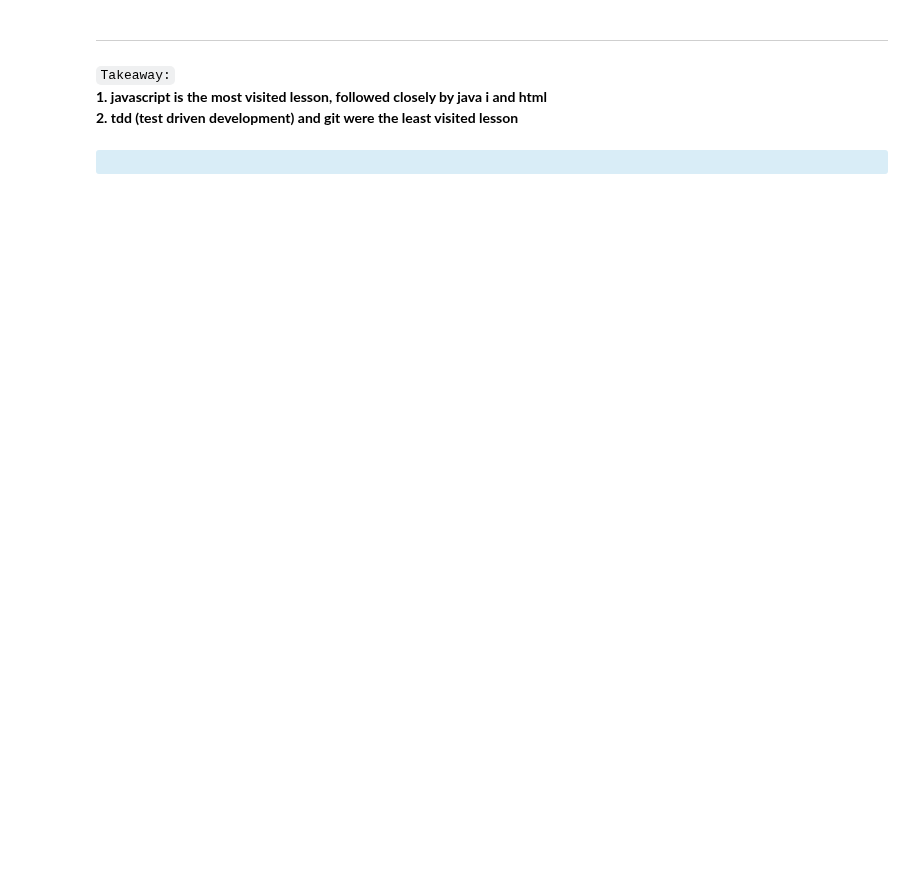
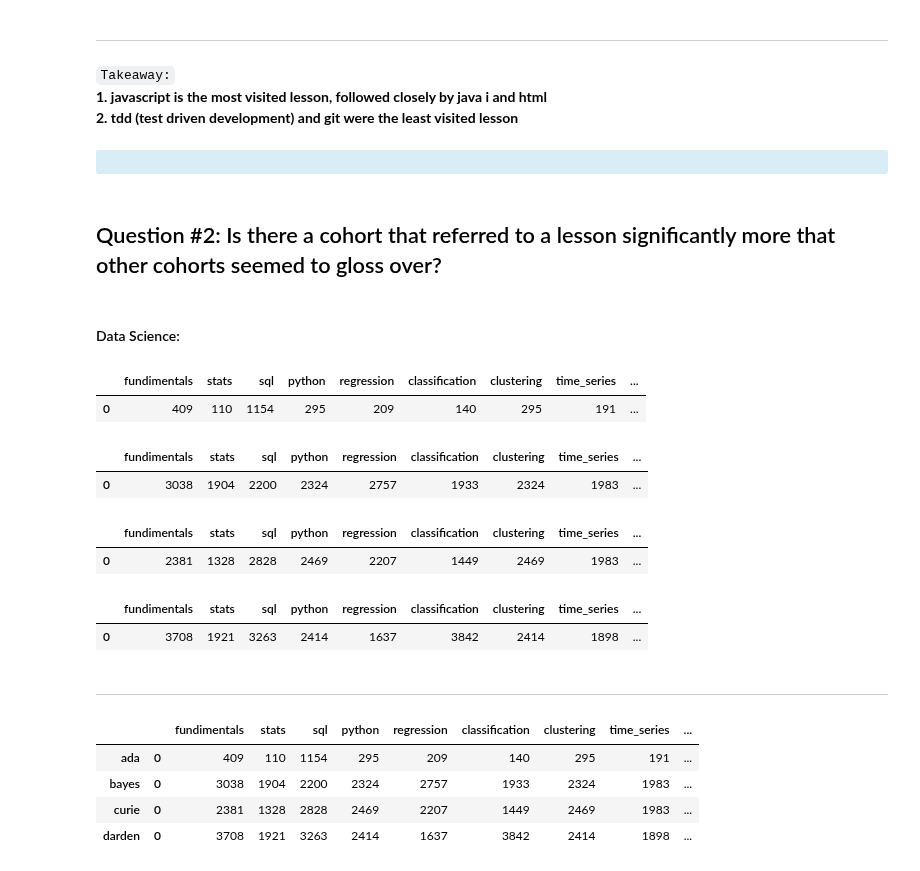
Before and after one commit to CSolitaire/anomaly-detection-exercises, a Jupyter notebook: anomaly_detection_mini_project.ipynb, the cells around one changed output. Saved outputs shown, nothing was run; the diff lists cells and outputs as text; code cells hidden in the pictures; blank space fills up the shorter version.

Commit message:
Question 2

```diff
--- a/anomaly_detection_mini_project.ipynb
+++ b/anomaly_detection_mini_project.ipynb
@@ -479,3 +491,48 @@ web_curriculum
 **2. tdd (test driven development) and git were the least visited lesson**
 # %% [markdown]
 <div class="alert alert-block alert-info"><b></b></div>
+# %% [markdown]
+## Question #2: Is there a cohort that referred to a lesson significantly more that other cohorts seemed to gloss over?
+# %% [markdown]
+#### Data Science:
+# %%
+#### Data Science:
+
+ada = ds[ds.cohort_id_int == 'Ada']
+ada = explore.ds_page_hit_counter(ada)
+ada
+# %% [output]
+|  | fundimentals | stats | sql | python | regression | classification | clustering | time_series | ... |
+| 0 | 409 | 110 | 1154 | 295 | 209 | 140 | 295 | 191 | ... |
+# %%
+bayes = ds[ds.cohort_id_int == 'Bayes']
+bayes = explore.ds_page_hit_counter(bayes)
+bayes
+# %% [output]
+|  | fundimentals | stats | sql | python | regression | classification | clustering | time_series | ... |
+| 0 | 3038 | 1904 | 2200 | 2324 | 2757 | 1933 | 2324 | 1983 | ... |
+# %%
+curie = ds[ds.cohort_id_int == 'Curie']
+curie = explore.ds_page_hit_counter(curie)
+curie
+# %% [output]
+|  | fundimentals | stats | sql | python | regression | classification | clustering | time_series | ... |
+| 0 | 2381 | 1328 | 2828 | 2469 | 2207 | 1449 | 2469 | 1983 | ... |
+# %%
+darden = ds[ds.cohort_id_int == 'Darden']
+darden = explore.ds_page_hit_counter(darden)
+darden
+# %% [output]
+|  | fundimentals | stats | sql | python | regression | classification | clustering | time_series | ... |
+| 0 | 3708 | 1921 | 3263 | 2414 | 1637 | 3842 | 2414 | 1898 | ... |
+# %% [markdown]
+***
+# %%
+combined = pd.concat([ada, bayes, curie, darden], keys = ['ada', 'bayes','curie','darden'])
+combined
+# %% [output]
+|  |  | fundimentals | stats | sql | python | regression | classification | clustering | time_series | ... |
+| ada | 0 | 409 | 110 | 1154 | 295 | 209 | 140 | 295 | 191 | ... |
+| bayes | 0 | 3038 | 1904 | 2200 | 2324 | 2757 | 1933 | 2324 | 1983 | ... |
+| curie | 0 | 2381 | 1328 | 2828 | 2469 | 2207 | 1449 | 2469 | 1983 | ... |
+| darden | 0 | 3708 | 1921 | 3263 | 2414 | 1637 | 3842 | 2414 | 1898 | ... |
```
Also changed, not shown: parts of 4 cells of this notebook.
